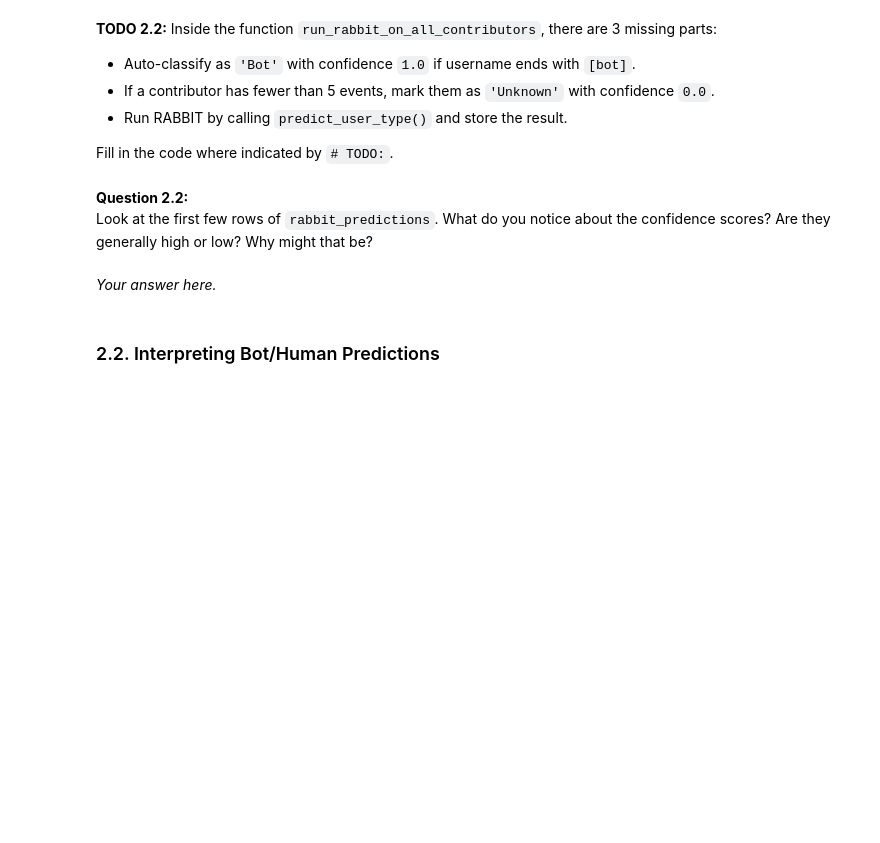
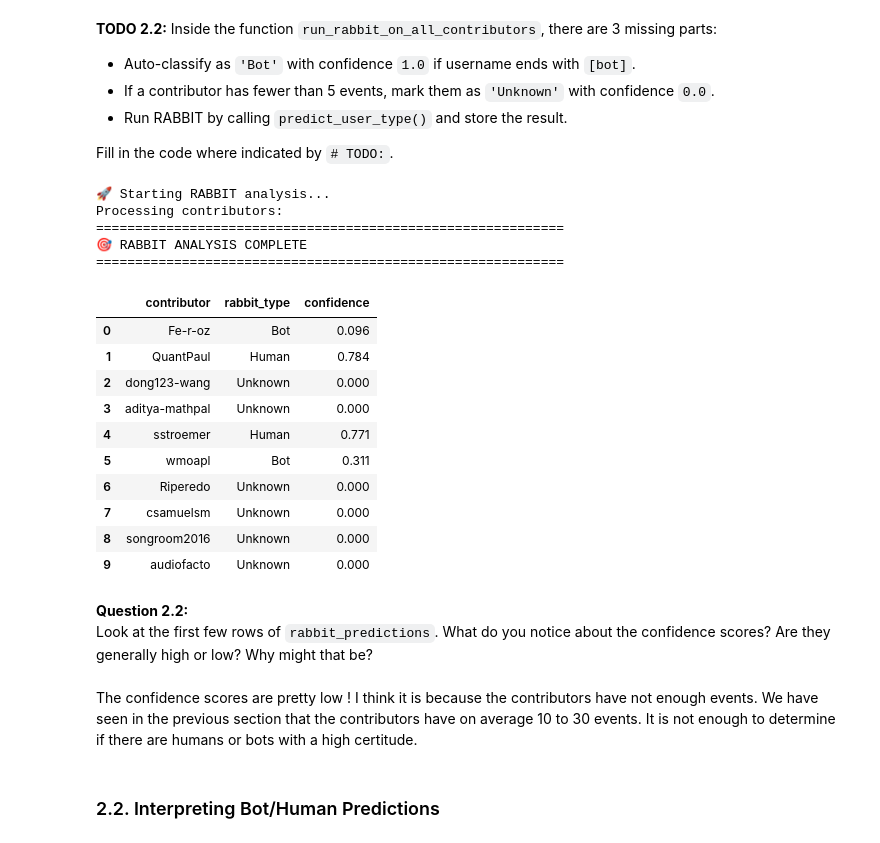
Before and after one commit to CaptainGAXS/Software-Evolution-Practical-Bots, a Jupyter notebook: Bots-Template.ipynb, the cells around one changed output. Drawn from its saved outputs; the diff is of its cells as text; code cells hidden in the pictures; blank space fills up the shorter version.

```diff
--- a/Bots-Template.ipynb
+++ b/Bots-Template.ipynb
@@ -613,45 +624,77 @@ def run_rabbit_on_all_contributors():
         if contributor.endswith('[bot]'):
             # TODO: Append Bot result with confidence 1.0 and continue
             # Your code here...
+            results.append({
+                'contributor': contributor,
+                'rabbit_type': 'Bot',
+                'confidence': 1.0
+            })
 
             continue
 
         # Load events
         events = load_contributor_events(contributor)
 
         if len(events) < 5:
             # TODO: Append Unknown result with confidence 0.0 and continue
             # Your code here...
-
+            results.append({
+                'contributor': contributor,
+                'rabbit_type': 'Unknown',
+                'confidence': 0.0
+            })
             continue
 
         # Run RABBIT prediction
         try:
             # TODO: Call predict_user_type() and append the result
             # Your code here...
+            result = predict_user_type(contributor, events, predictor)
+            results.append({
+                'contributor': contributor,
+                'rabbit_type': result.user_type,
+                'confidence': result.confidence
+            })
 
         except Exception as e:
             print(f"\n❌ Error processing {contributor}: {e}")
             results.append({
                 'contributor': contributor,
                 'rabbit_type': 'Error',
                 'confidence': 0.0
             })
 
     return pd.DataFrame(results)
 
 # Run the analysis (this may take a minute or two)
 rabbit_predictions = run_rabbit_on_all_contributors()
 
 print("\n" + "="*60)
 print("🎯 RABBIT ANALYSIS COMPLETE")
 print("="*60)
 display(rabbit_predictions.head(10))
+# %% [output]
+🚀 Starting RABBIT analysis...
+Processing contributors:
+============================================================
+🎯 RABBIT ANALYSIS COMPLETE
+============================================================
+|  | contributor | rabbit_type | confidence |
+| 0 | Fe-r-oz | Bot | 0.096 |
+| 1 | QuantPaul | Human | 0.784 |
+| 2 | dong123-wang | Unknown | 0.000 |
+| 3 | aditya-mathpal | Unknown | 0.000 |
+| 4 | sstroemer | Human | 0.771 |
+| 5 | wmoapl | Bot | 0.311 |
+| 6 | Riperedo | Unknown | 0.000 |
+| 7 | csamuelsm | Unknown | 0.000 |
+| 8 | songroom2016 | Unknown | 0.000 |
+| 9 | audiofacto | Unknown | 0.000 |
 # %% [markdown]
 **Question 2.2:**
 Look at the first few rows of `rabbit_predictions`. What do you notice about the confidence scores? Are they generally high or low? Why might that be?
 # %% [markdown]
-*Your answer here.*
+The confidence scores are pretty low ! I think it is because the contributors have not enough events. We have seen in the previous section that the contributors have on average 10 to 30 events. It is not enough to determine if there are humans or bots with a high certitude.
 # %% [markdown]
 ### 2.2. Interpreting Bot/Human Predictions
 # %% [markdown]
```
Also changed, not shown: parts of 3 cells of this notebook.
